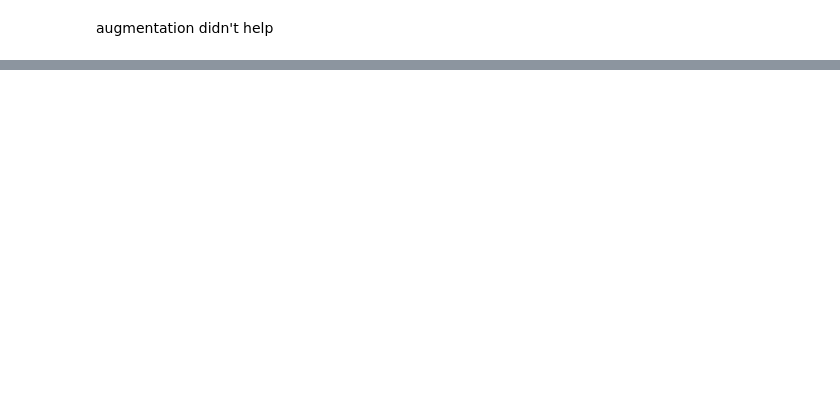
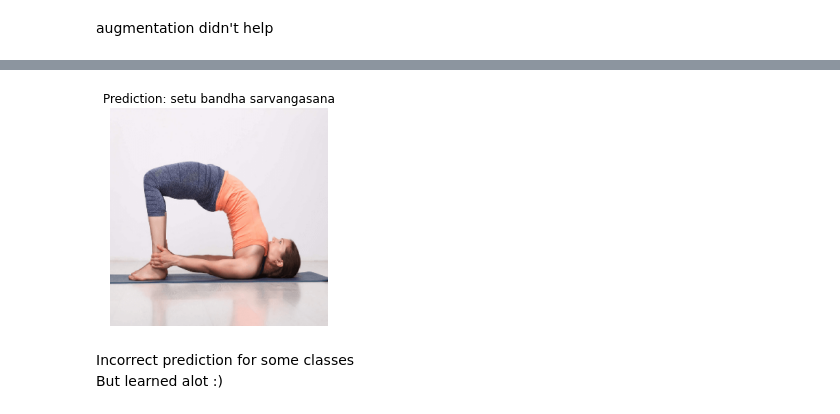
Before and after one commit to bimarshak7/yoga-pose-classification, a Jupyter notebook: yoga_big.ipynb, the cells around one changed output, grey strips where cells are left out. Saved outputs shown, nothing was run; the diff lists cells and outputs as text; code cells hidden in the pictures; blank space fills up the shorter version.

```diff
--- a/yoga_big.ipynb
+++ b/yoga_big.ipynb
@@ -343,0 +425,3 @@ Epoch 113/200
+# %%
+pred_and_plot(model4, "eg2.png", class_names)
+# %% [output]
@@ -343,0 +429,4 @@ Epoch 113/200
+[figure, added]
+# %% [markdown]
+Incorrect prediction for some classes
+But learned alot :)
```
Also changed, not shown: parts of 7 cells of this notebook.
